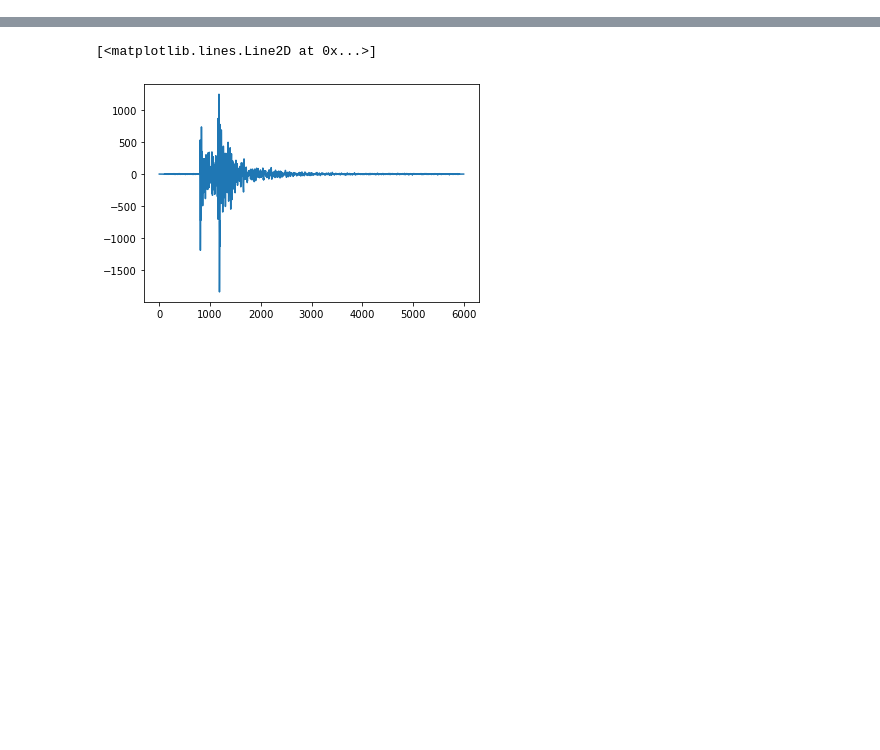
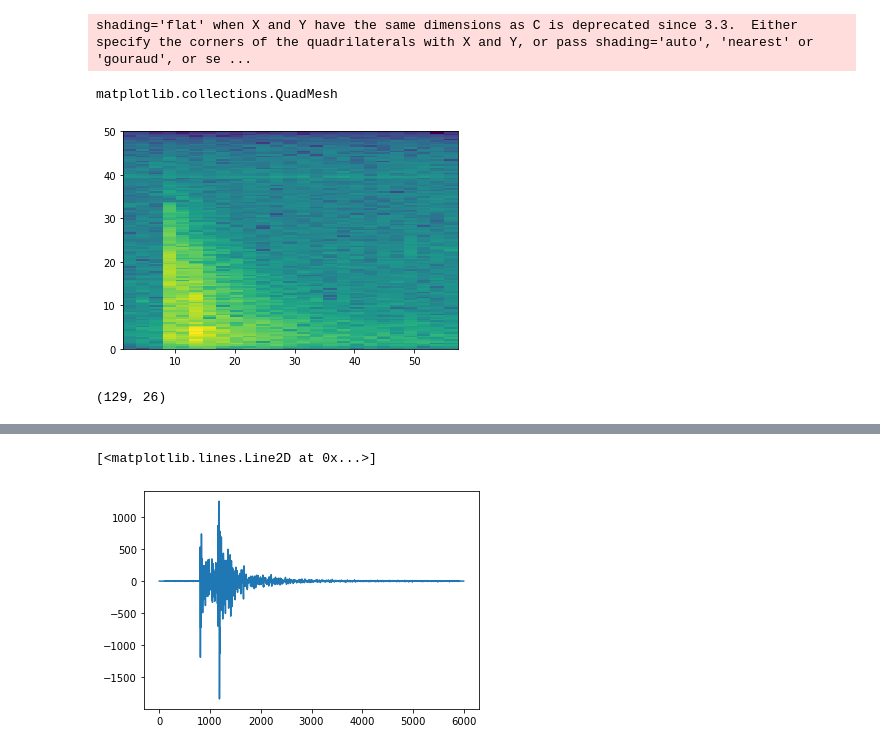
Before and after one commit to doromboziandras32/Earthquake-visualization, a Jupyter notebook: Plot_test_map_mapbox.ipynb, the cells around one changed output, grey strips where cells are left out. Saved outputs shown, nothing was run; the diff lists cells and outputs as text; code cells hidden in the pictures; blank space fills up the shorter version.

```diff
--- a/Plot_test_map_mapbox.ipynb
+++ b/Plot_test_map_mapbox.ipynb
@@ -20,0 +114,10 @@ ee = hf.get('data/HPC.NC_20130403221010_EV')
+# %%
+type(plt.pcolormesh(t, f, np.log10(Sxx)))
+# %% [output]
+shading='flat' when X and Y have the same dimensions as C is deprecated since 3.3.  Either specify the corners of the quadrilaterals with X and Y, or pass shading='auto', 'nearest' or 'gouraud', or se ...
+matplotlib.collections.QuadMesh
+[figure, added]
+# %%
+Sxx.shape
+# %% [output]
+(129, 26)
```
Also changed, not shown: parts of 24 cells of this notebook, 4 other files.
